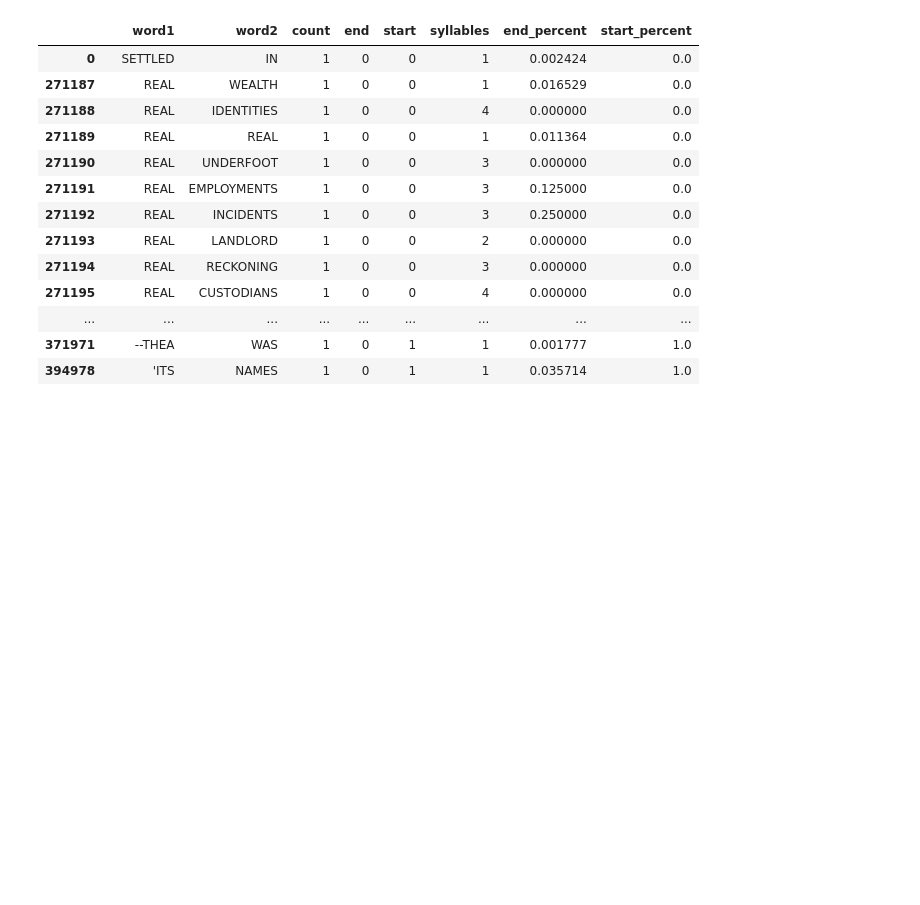
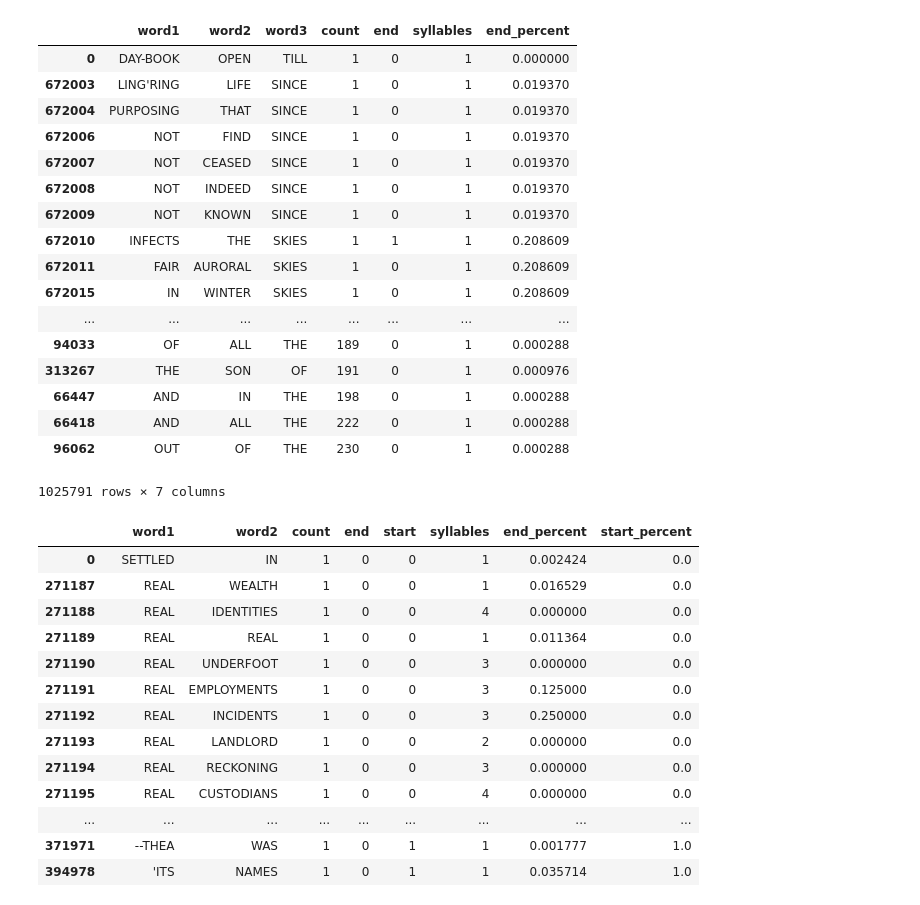
Before and after one commit to docmarionum1/haiku, a Jupyter notebook: Haiku.ipynb, the cells around one changed output. Drawn from its saved outputs; the diff is of its cells as text; code cells hidden in the pictures; blank space fills up the shorter version.

```diff
--- a/Haiku.ipynb
+++ b/Haiku.ipynb
@@ -86,3 +128,24 @@ corpus\pg9622.txt
+# %%
+model3_df.sort_values('count')
+# %% [output]
+|  | word1 | word2 | word3 | count | end | syllables | end_percent |
+| 0 | DAY-BOOK | OPEN | TILL | 1 | 0 | 1 | 0.000000 |
+| 672003 | LING'RING | LIFE | SINCE | 1 | 0 | 1 | 0.019370 |
+| 672004 | PURPOSING | THAT | SINCE | 1 | 0 | 1 | 0.019370 |
+| 672006 | NOT | FIND | SINCE | 1 | 0 | 1 | 0.019370 |
+| 672007 | NOT | CEASED | SINCE | 1 | 0 | 1 | 0.019370 |
+| 672008 | NOT | INDEED | SINCE | 1 | 0 | 1 | 0.019370 |
+| 672009 | NOT | KNOWN | SINCE | 1 | 0 | 1 | 0.019370 |
+| 672010 | INFECTS | THE | SKIES | 1 | 1 | 1 | 0.208609 |
+| 672011 | FAIR | AURORAL | SKIES | 1 | 0 | 1 | 0.208609 |
+| 672015 | IN | WINTER | SKIES | 1 | 0 | 1 | 0.208609 |
+| ... | ... | ... | ... | ... | ... | ... | ... |
+| 94033 | OF | ALL | THE | 189 | 0 | 1 | 0.000288 |
+| 313267 | THE | SON | OF | 191 | 0 | 1 | 0.000976 |
+| 66447 | AND | IN | THE | 198 | 0 | 1 | 0.000288 |
+| 66418 | AND | ALL | THE | 222 | 0 | 1 | 0.000288 |
+| 96062 | OUT | OF | THE | 230 | 0 | 1 | 0.000288 |
+1025791 rows × 7 columns
 # %%
 model_df.sort_values('start_percent')
 # %% [output]
```
Also changed, not shown: parts of 5 cells of this notebook, 25 other files.
